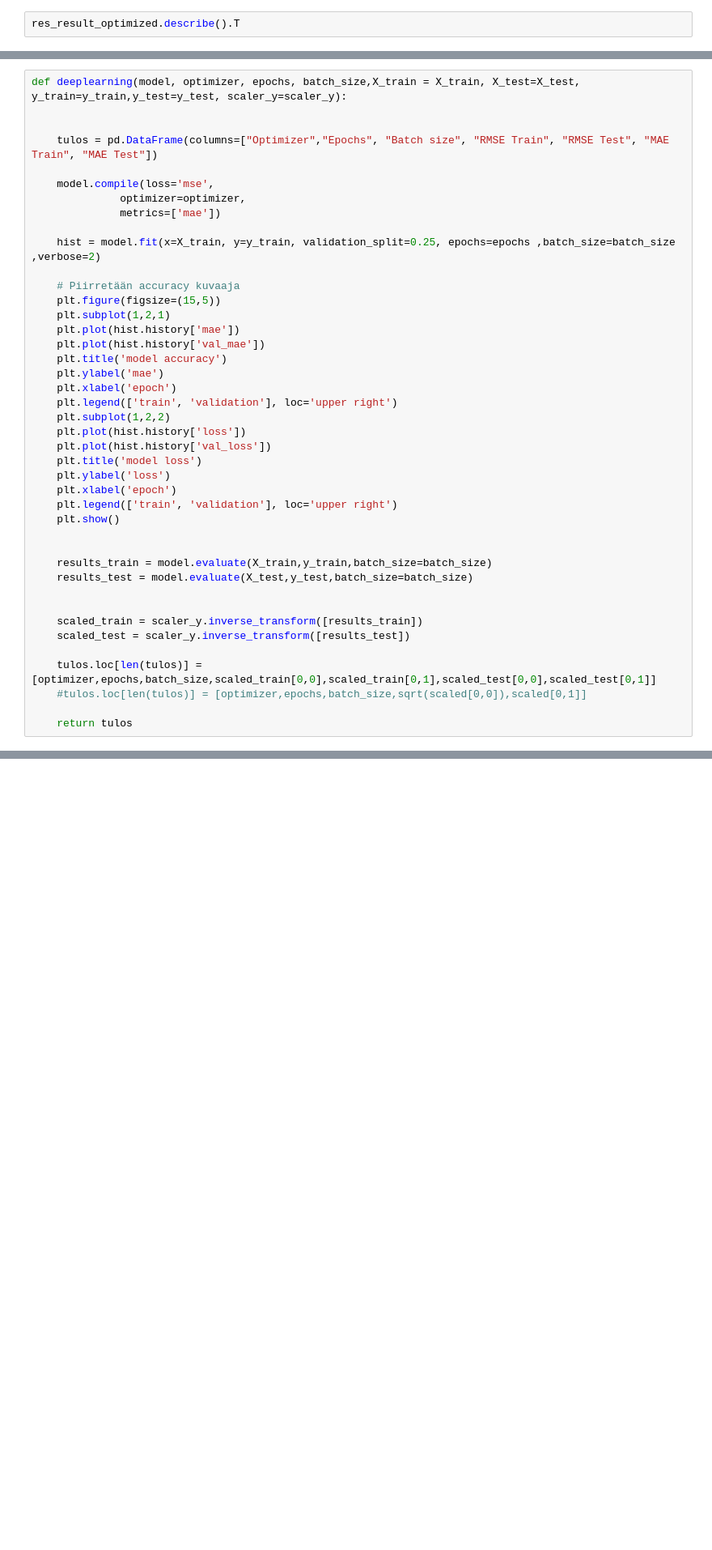
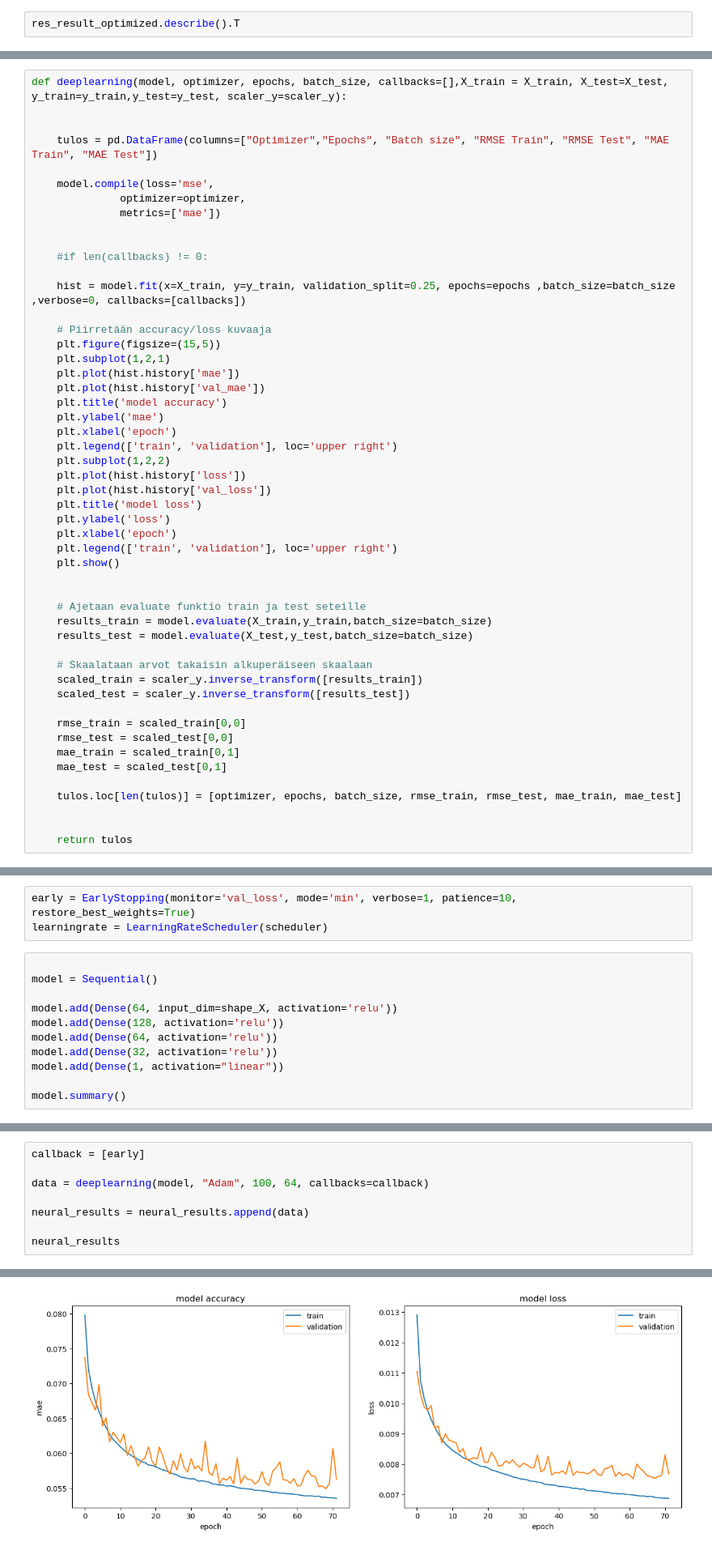
Before and after one commit to klehik/AI-DA-Projekti, a Jupyter notebook: testit/atte-testi-analyysi.ipynb, the cells around one changed output, grey strips where cells are left out. Shown at 81% size. Cells and saved outputs as stored; diff of their text form; blank space fills up the shorter version.

```diff
--- a/testit/atte-testi-analyysi.ipynb
+++ b/testit/atte-testi-analyysi.ipynb
@@ -629,5 +600,5 @@ Keskihinta =  24734.959499672048
 # %%
-def deeplearning(model, optimizer, epochs, batch_size,X_train = X_train, X_test=X_test, y_train=y_train,y_test=y_test, scaler_y=scaler_y):
+def deeplearning(model, optimizer, epochs, batch_size, callbacks=[],X_train = X_train, X_test=X_test, y_train=y_train,y_test=y_test, scaler_y=scaler_y):
 
 
     tulos = pd.DataFrame(columns=["Optimizer","Epochs", "Batch size", "RMSE Train", "RMSE Test", "MAE Train", "MAE Test"])
@@ -636,9 +607,12 @@ def deeplearning(model, optimizer, epochs, batch_size,X_train = X_train, X_test=
               optimizer=optimizer,
               metrics=['mae'])
 
-    hist = model.fit(x=X_train, y=y_train, validation_split=0.25, epochs=epochs ,batch_size=batch_size ,verbose=2)
 
-    # Piirretään accuracy kuvaaja
+    #if len(callbacks) != 0:
+
+    hist = model.fit(x=X_train, y=y_train, validation_split=0.25, epochs=epochs ,batch_size=batch_size ,verbose=0, callbacks=[callbacks])
+
+    # Piirretään accuracy/loss kuvaaja
     plt.figure(figsize=(15,5))
     plt.subplot(1,2,1)
     plt.plot(hist.history['mae'])
@@ -657,14 +631,20 @@ def deeplearning(model, optimizer, epochs, batch_size,X_train = X_train, X_test=
     plt.show()
 
 
+    # Ajetaan evaluate funktio train ja test seteille
     results_train = model.evaluate(X_train,y_train,batch_size=batch_size)
     results_test = model.evaluate(X_test,y_test,batch_size=batch_size)
 
-
+    # Skaalataan arvot takaisin alkuperäiseen skaalaan
     scaled_train = scaler_y.inverse_transform([results_train])
     scaled_test = scaler_y.inverse_transform([results_test])
 
-    tulos.loc[len(tulos)] = [optimizer,epochs,batch_size,scaled_train[0,0],scaled_train[0,1],scaled_test[0,0],scaled_test[0,1]]
-    #tulos.loc[len(tulos)] = [optimizer,epochs,batch_size,sqrt(scaled[0,0]),scaled[0,1]]
+    rmse_train = scaled_train[0,0]
+    rmse_test = scaled_test[0,0]
+    mae_train = scaled_train[0,1]
+    mae_test = scaled_test[0,1]
+
+    tulos.loc[len(tulos)] = [optimizer, epochs, batch_size, rmse_train, rmse_test, mae_train, mae_test]
+
 
     return tulos
@@ -791,0 +651,14 @@ TypeError: float() argument must be a string or a number, not 'Adam'
+# %%
+early = EarlyStopping(monitor='val_loss', mode='min', verbose=1, patience=10, restore_best_weights=True)
+learningrate = LearningRateScheduler(scheduler)
+# %%
+
+model = Sequential()
+
+model.add(Dense(64, input_dim=shape_X, activation='relu'))
+model.add(Dense(128, activation='relu'))
+model.add(Dense(64, activation='relu'))
+model.add(Dense(32, activation='relu'))
+model.add(Dense(1, activation="linear"))
+
+model.summary()
@@ -791,0 +685,9 @@ TypeError: float() argument must be a string or a number, not 'Adam'
+# %%
+callback = [early]
+
+data = deeplearning(model, "Adam", 100, 64, callbacks=callback)
+
+neural_results = neural_results.append(data)
+
+neural_results
+# %% [output]
@@ -791,0 +696 @@ TypeError: float() argument must be a string or a number, not 'Adam'
+[figure, added]
```
Also changed, not shown: parts of 29 cells of this notebook, 4 other files.
